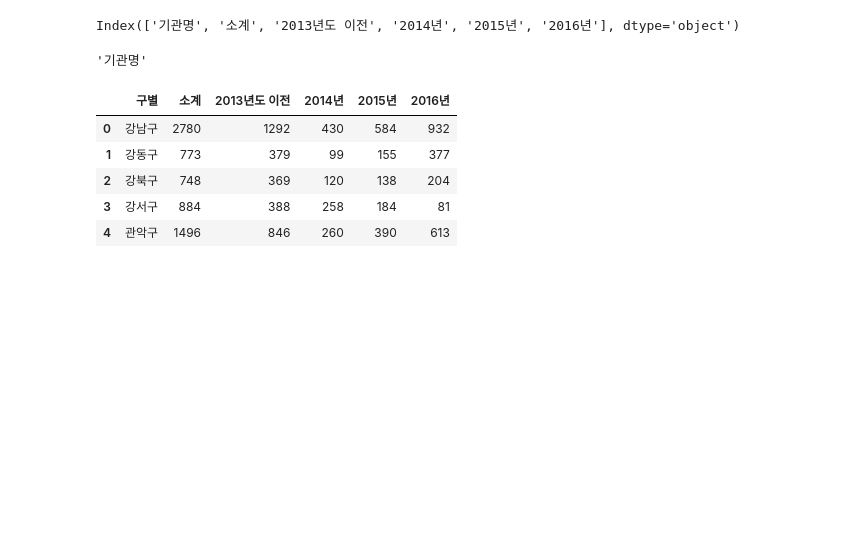
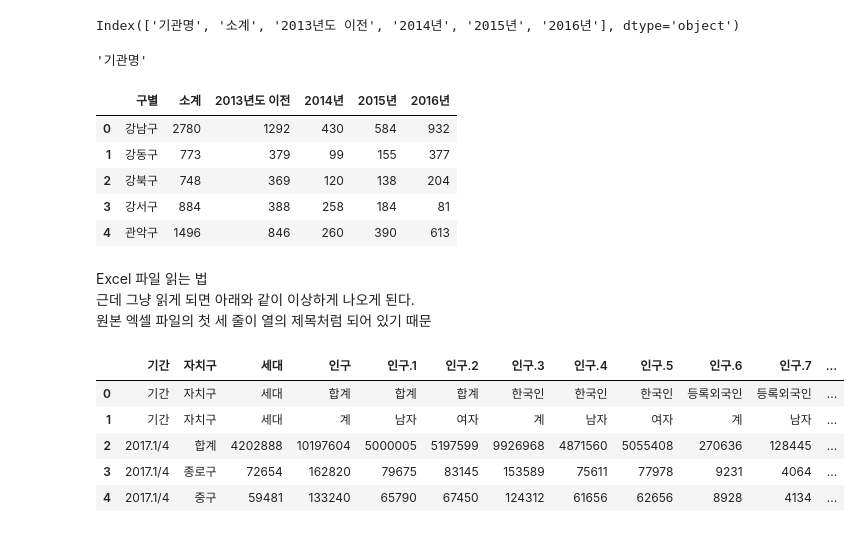
Before and after one commit to sooftware/TIL, a Jupyter notebook: WebCrawling/Chapter1.ipynb, the cells around one changed output. Saved outputs shown, nothing was run; the diff lists cells and outputs as text; code cells hidden in the pictures; blank space fills up the shorter version.

```diff
--- a/WebCrawling/Chapter1.ipynb
+++ b/WebCrawling/Chapter1.ipynb
@@ -27,5 +29,17 @@ CCTV_Seoul.head()
 | 2 | 강북구 | 748 | 369 | 120 | 138 | 204 |
 | 3 | 강서구 | 884 | 388 | 258 | 184 | 81 |
 | 4 | 관악구 | 1496 | 846 | 260 | 390 | 613 |
+# %% [markdown]
+Excel 파일 읽는 법
+근데 그냥 읽게 되면 아래와 같이 이상하게 나오게 된다.
+원본 엑셀 파일의 첫 세 줄이 열의 제목처럼 되어 있기 때문
 # %%
-pop_Seoul = pd.read_excel('..data/01. population_in_Seoul.xls', encoding )
+pop_Seoul = pd.read_excel('./data/01. population_in_Seoul.xls', encoding = 'utf-8')
+pop_Seoul.head()
+# %% [output]
+|  | 기간 | 자치구 | 세대 | 인구 | 인구.1 | 인구.2 | 인구.3 | 인구.4 | 인구.5 | 인구.6 | 인구.7 | ... |
+| 0 | 기간 | 자치구 | 세대 | 합계 | 합계 | 합계 | 한국인 | 한국인 | 한국인 | 등록외국인 | 등록외국인 | ... |
+| 1 | 기간 | 자치구 | 세대 | 계 | 남자 | 여자 | 계 | 남자 | 여자 | 계 | 남자 | ... |
+| 2 | 2017.1/4 | 합계 | 4202888 | 10197604 | 5000005 | 5197599 | 9926968 | 4871560 | 5055408 | 270636 | 128445 | ... |
+| 3 | 2017.1/4 | 종로구 | 72654 | 162820 | 79675 | 83145 | 153589 | 75611 | 77978 | 9231 | 4064 | ... |
+| 4 | 2017.1/4 | 중구 | 59481 | 133240 | 65790 | 67450 | 124312 | 61656 | 62656 | 8928 | 4134 | ... |
```
Also changed, not shown: parts of 46 cells of this notebook.
